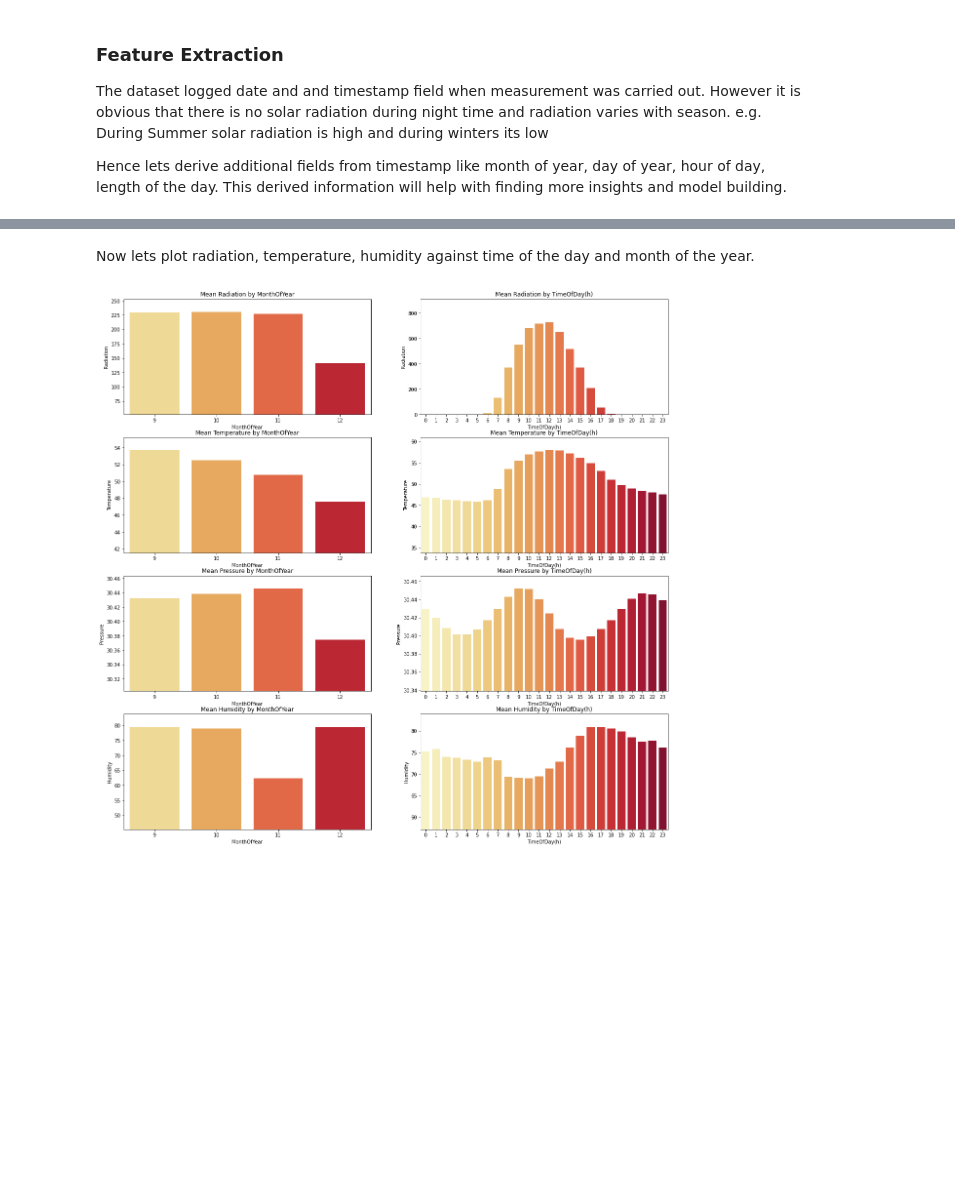
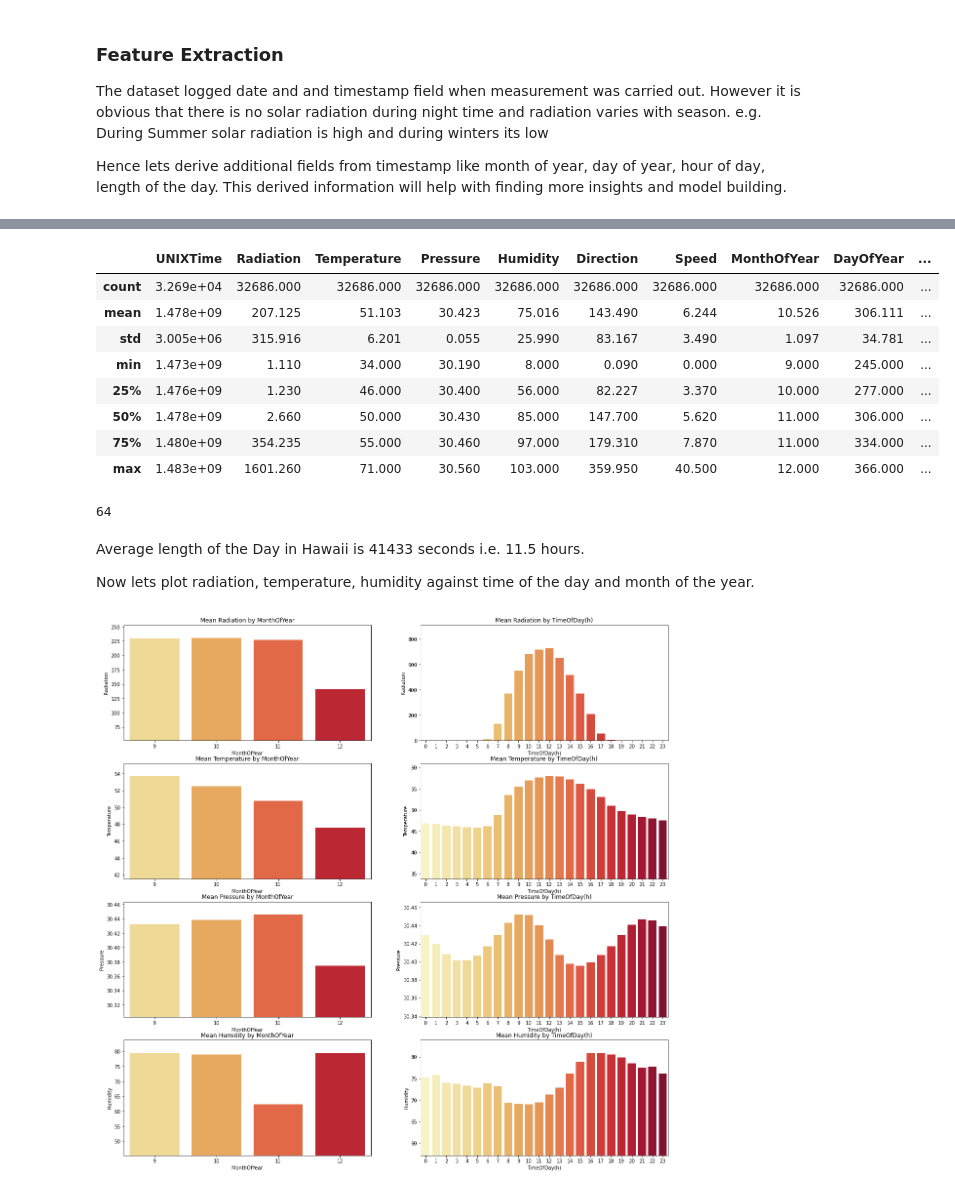
Before and after one commit to ninadcpa/DSC630, a Jupyter notebook: Predictive_Analytics_Final_Project.ipynb, the cells around one changed output, grey strips where cells are left out. Drawn from its saved outputs; the diff is of its cells as text; code cells hidden in the pictures; blank space fills up the shorter version.

```diff
--- a/Predictive_Analytics_Final_Project.ipynb
+++ b/Predictive_Analytics_Final_Project.ipynb
@@ -421,7 +421,26 @@ df.head()
 | 2016-09-29 23:45:26-10:00 | 1475228726 | 1.23 | 48 | 30.46 | 57 | 158.75 | 3.37 | 9 | 273 | ... |
 | 2016-09-29 23:40:21-10:00 | 1475228421 | 1.21 | 48 | 30.46 | 60 | 137.71 | 3.37 | 9 | 273 | ... |
 | 2016-09-29 23:35:24-10:00 | 1475228124 | 1.17 | 48 | 30.46 | 62 | 104.95 | 5.62 | 9 | 273 | ... |
+# %%
+df.describe()
+# %% [output]
+|  | UNIXTime | Radiation | Temperature | Pressure | Humidity | Direction | Speed | MonthOfYear | DayOfYear | ... |
+| count | 3.269e+04 | 32686.000 | 32686.000 | 32686.000 | 32686.000 | 32686.000 | 32686.000 | 32686.000 | 32686.000 | ... |
+| mean | 1.478e+09 | 207.125 | 51.103 | 30.423 | 75.016 | 143.490 | 6.244 | 10.526 | 306.111 | ... |
+| std | 3.005e+06 | 315.916 | 6.201 | 0.055 | 25.990 | 83.167 | 3.490 | 1.097 | 34.781 | ... |
+| min | 1.473e+09 | 1.110 | 34.000 | 30.190 | 8.000 | 0.090 | 0.000 | 9.000 | 245.000 | ... |
+| 25% | 1.476e+09 | 1.230 | 46.000 | 30.400 | 56.000 | 82.227 | 3.370 | 10.000 | 277.000 | ... |
+| 50% | 1.478e+09 | 2.660 | 50.000 | 30.430 | 85.000 | 147.700 | 5.620 | 11.000 | 306.000 | ... |
+| 75% | 1.480e+09 | 354.235 | 55.000 | 30.460 | 97.000 | 179.310 | 7.870 | 11.000 | 334.000 | ... |
+| max | 1.483e+09 | 1601.260 | 71.000 | 30.560 | 103.000 | 359.950 | 40.500 | 12.000 | 366.000 | ... |
+# %%
+solar_rad_1k_df = df[df['Radiation']>=1000]
+print(f"{len(pd.unique(solar_rad_1k_df['DayOfYear']))}")
+# %% [output]
+64
 # %% [markdown]
+Average length of the Day in Hawaii is 41433 seconds i.e. 11.5 hours.
+
 Now lets plot radiation, temperature, humidity against time of the day and month of the year.
 # %%
 fig, ax = plt.subplots(4, 2, figsize=(20, 20))
```
Also changed, not shown: parts of 9 cells of this notebook.
